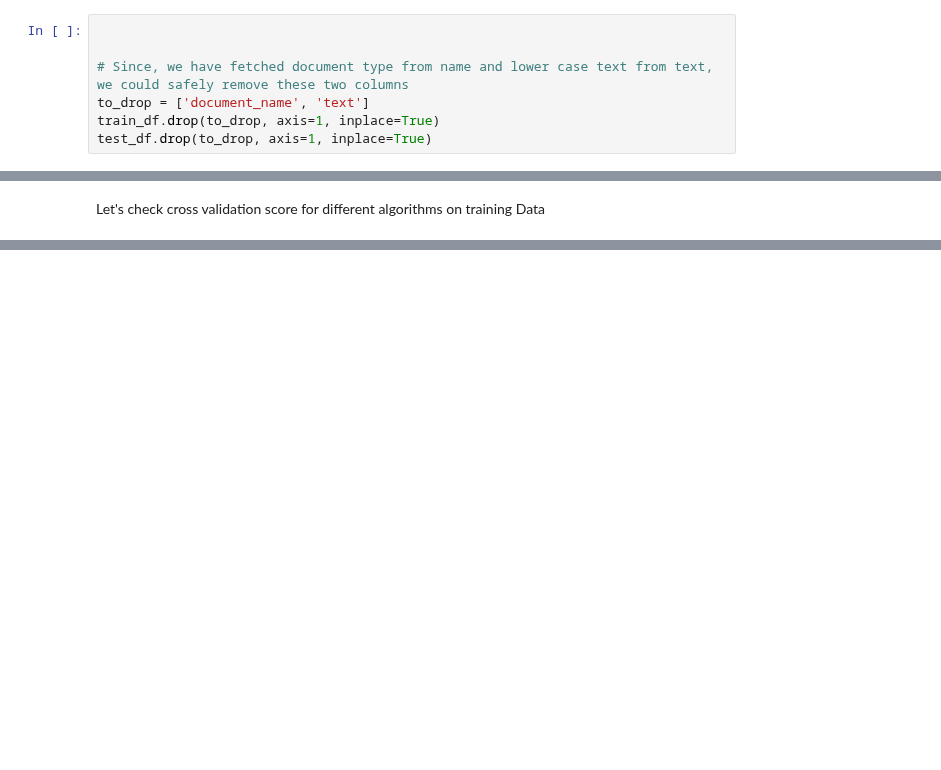
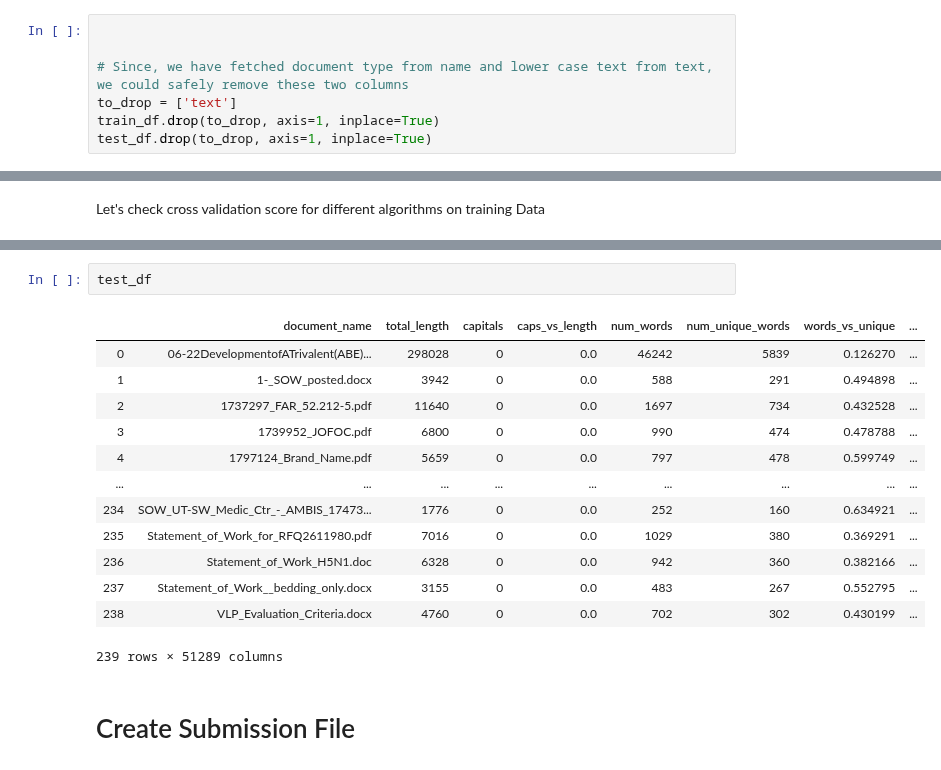
Before and after one commit to Shashi-Bhushan/python-code, a Jupyter notebook: kaggle/fitara.ipynb, the cells around one changed output, grey strips where cells are left out. Cells and saved outputs as stored; diff of their text form; blank space fills up the shorter version.

Commit message:
Fitara Test DF code Added

```diff
--- a/kaggle/fitara.ipynb
+++ b/kaggle/fitara.ipynb
@@ -308,7 +308,7 @@ Wall time: 4min 46s
 
 
 # Since, we have fetched document type from name and lower case text from text, we could safely remove these two columns
-to_drop = ['document_name', 'text']
+to_drop = ['text']
 train_df.drop(to_drop, axis=1, inplace=True)
 test_df.drop(to_drop, axis=1, inplace=True)
 # %%
@@ -882,0 +749,18 @@ plt.show()
+# %%
+test_df
+# %% [output]
+|  | document_name | total_length | capitals | caps_vs_length | num_words | num_unique_words | words_vs_unique | ... |
+| 0 | 06-22DevelopmentofATrivalent(ABE)... | 298028 | 0 | 0.0 | 46242 | 5839 | 0.126270 | ... |
+| 1 | 1-_SOW_posted.docx | 3942 | 0 | 0.0 | 588 | 291 | 0.494898 | ... |
+| 2 | 1737297_FAR_52.212-5.pdf | 11640 | 0 | 0.0 | 1697 | 734 | 0.432528 | ... |
+| 3 | 1739952_JOFOC.pdf | 6800 | 0 | 0.0 | 990 | 474 | 0.478788 | ... |
+| 4 | 1797124_Brand_Name.pdf | 5659 | 0 | 0.0 | 797 | 478 | 0.599749 | ... |
+| ... | ... | ... | ... | ... | ... | ... | ... | ... |
+| 234 | SOW_UT-SW_Medic_Ctr_-_AMBIS_17473... | 1776 | 0 | 0.0 | 252 | 160 | 0.634921 | ... |
+| 235 | Statement_of_Work_for_RFQ2611980.pdf | 7016 | 0 | 0.0 | 1029 | 380 | 0.369291 | ... |
+| 236 | Statement_of_Work_H5N1.doc | 6328 | 0 | 0.0 | 942 | 360 | 0.382166 | ... |
+| 237 | Statement_of_Work__bedding_only.docx | 3155 | 0 | 0.0 | 483 | 267 | 0.552795 | ... |
+| 238 | VLP_Evaluation_Criteria.docx | 4760 | 0 | 0.0 | 702 | 302 | 0.430199 | ... |
+239 rows × 51289 columns
+# %% [markdown]
+# Create Submission File
```
Also changed, not shown: parts of 28 cells of this notebook.
